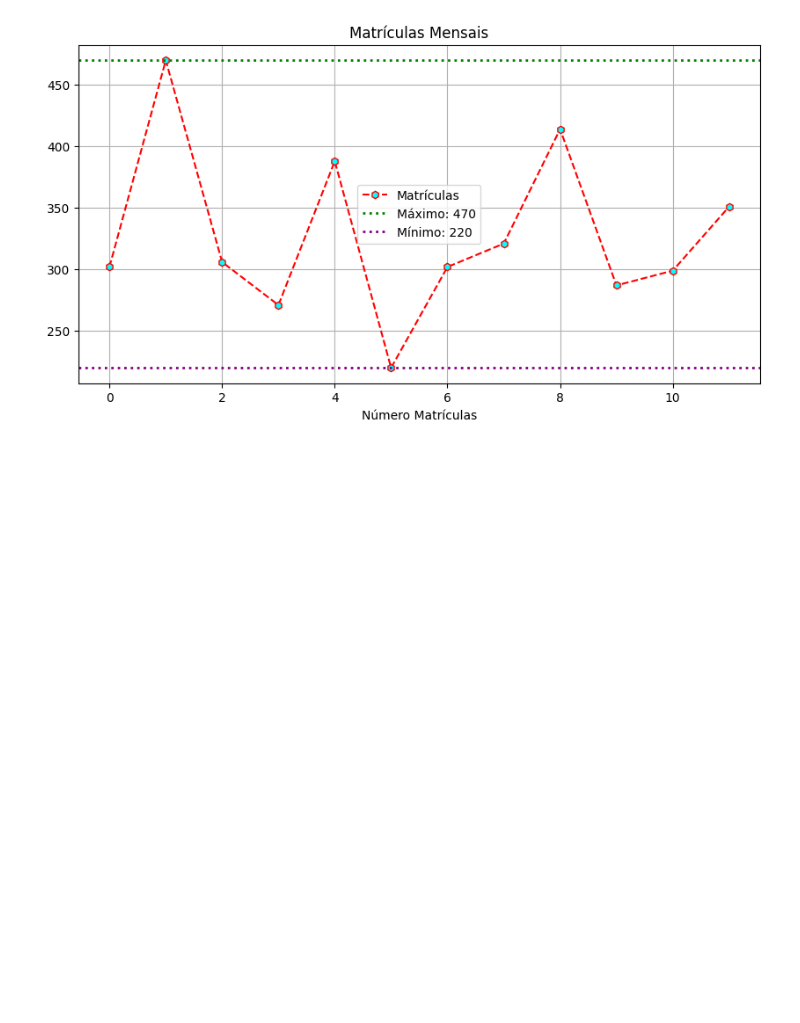
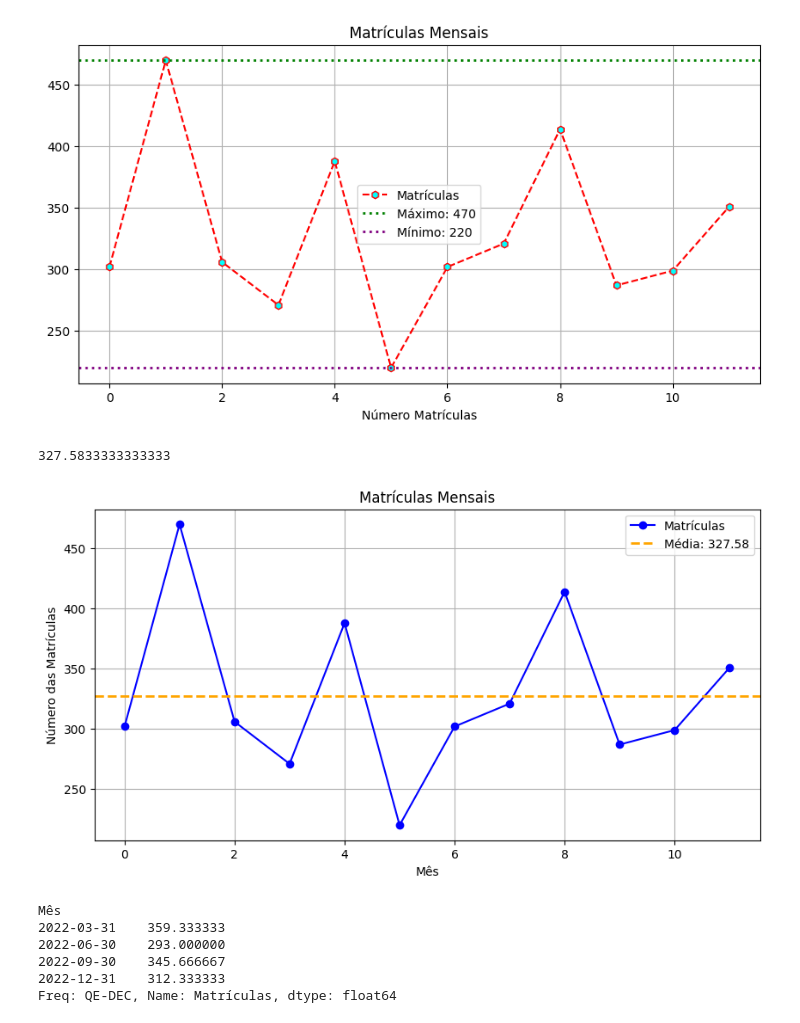
Before and after one commit to IIIgorMoura/PY-dataFrames_dataSeries, a Jupyter notebook: data_analysis.ipynb, the cells around one changed output. Saved outputs shown, nothing was run; the diff lists cells and outputs as text; code cells hidden in the pictures; blank space fills up the shorter version.

```diff
--- a/data_analysis.ipynb
+++ b/data_analysis.ipynb
@@ -65,3 +82,54 @@ plt.legend()
 # %% [output]
 <matplotlib.legend.Legend at 0x...>
 [figure]
+# %%
+# Calculo de matriculas
+media_matricula = df['Matrículas'].mean()
+print(media_matricula)
+# %% [output]
+327.5833333333333
+# %%
+# plot grafico matriculas mensais e destacar media
+plt.figure(figsize=(10,5))
+df['Matrículas'].plot(marker='o', linestyle='-', color='blue', label='Matrículas')
+
+# destaque VALOR = y
+# destaque TEMPO = x
+plt.axhline(y=media_matricula, color='orange', linestyle='--', linewidth=2, label=f'Média: {media_matricula:.2f}')
+plt.title('Matrículas Mensais')
+plt.xlabel('Mês')
+plt.ylabel('Número das Matrículas')
+plt.grid(True)
+plt.legend()
+plt.show()
+# %% [output]
+[figure, added]
+# %%
+# Tendências
+# calc média das matrículas por TRIMESTRE
+
+# 1. Converter coluna Datetime
+    # se tinha 1 val em string, por precaução, converte td em padrão
+df['Mês'] = pd.to_datetime(df['Mês'])
+
+# 2. Definir col. datas como Index
+    # inplace altera o DataFrame apenas visualmente, sem afetar o original
+df.set_index(df['Mês'], inplace=True)
+
+# 3. Calc média trimestral
+    # QE / 4 = trimestre
+    # QE / 2 = semestral
+    # Q / Quadrimestre
+    # A / Anual
+    # D / Diário
+    # W / Semanal
+    # H / Horário
+media_trimestral = df['Matrículas'].resample('QE').mean()
+print(media_trimestral)
+# %% [output]
+Mês
+2022-03-31    359.333333
+2022-06-30    293.000000
+2022-09-30    345.666667
+2022-12-31    312.333333
+Freq: QE-DEC, Name: Matrículas, dtype: float64
```
Also changed, not shown: parts of 8 cells of this notebook.
